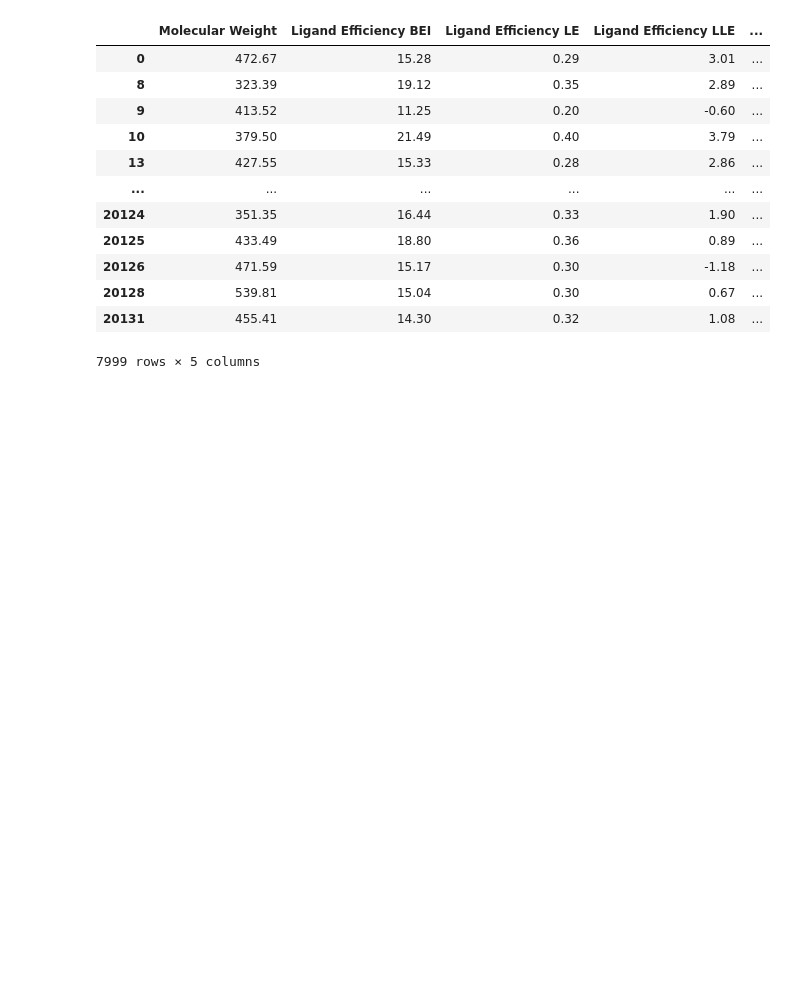
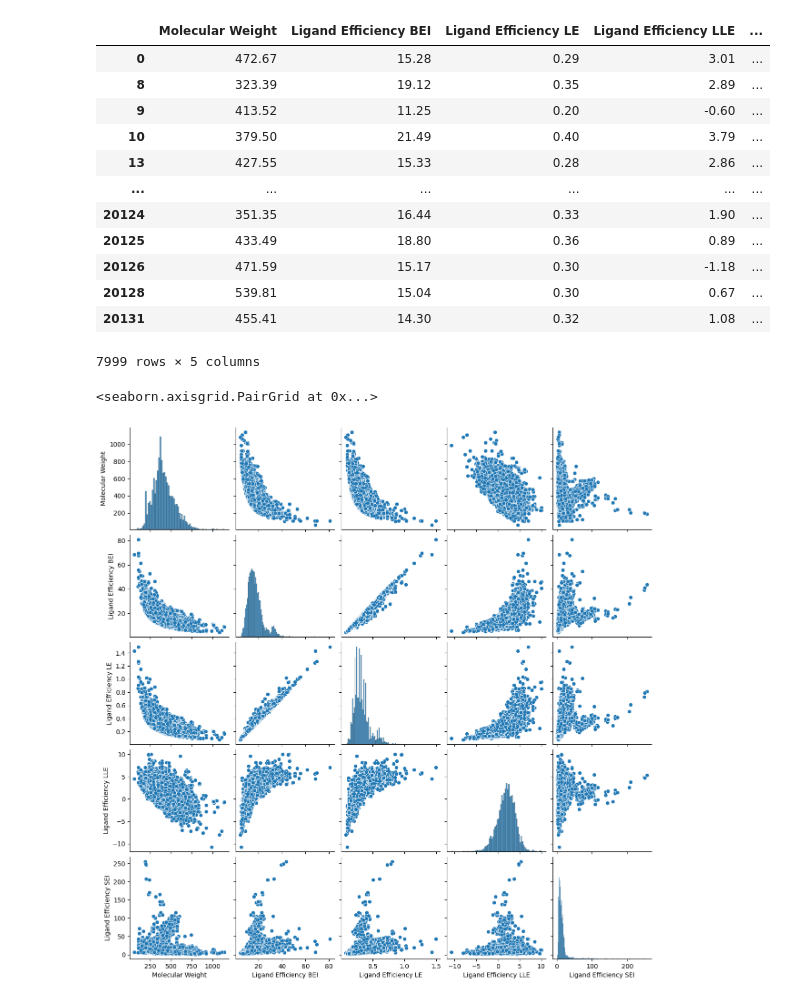
Before and after one commit to briskicedteaa/Scientific-Visualization-for-Computational-Biology, a Jupyter notebook: Relationships_Between_Variables.ipynb, the cells around one changed output. Drawn from its saved outputs; the diff is of its cells as text; code cells hidden in the pictures; blank space fills up the shorter version.

Commit message:
Create a pair plot for each column

```diff
--- a/Relationships_Between_Variables.ipynb
+++ b/Relationships_Between_Variables.ipynb
@@ -24,3 +24,8 @@ df
 | 20128 | 539.81 | 15.04 | 0.30 | 0.67 | ... |
 | 20131 | 455.41 | 14.30 | 0.32 | 1.08 | ... |
 7999 rows × 5 columns
+# %%
+sns.pairplot(df)
+# %% [output]
+<seaborn.axisgrid.PairGrid at 0x...>
+[figure, added]
```
